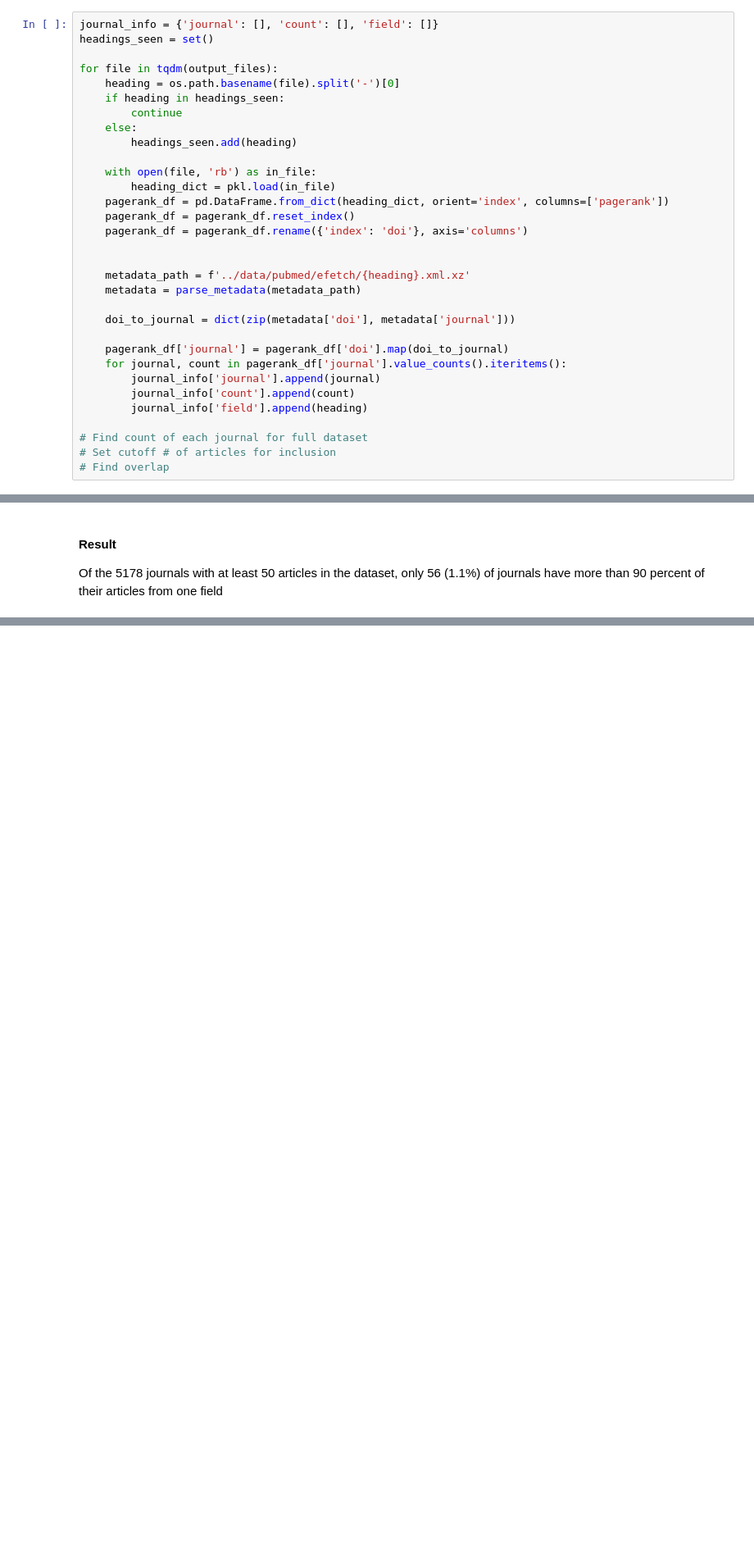
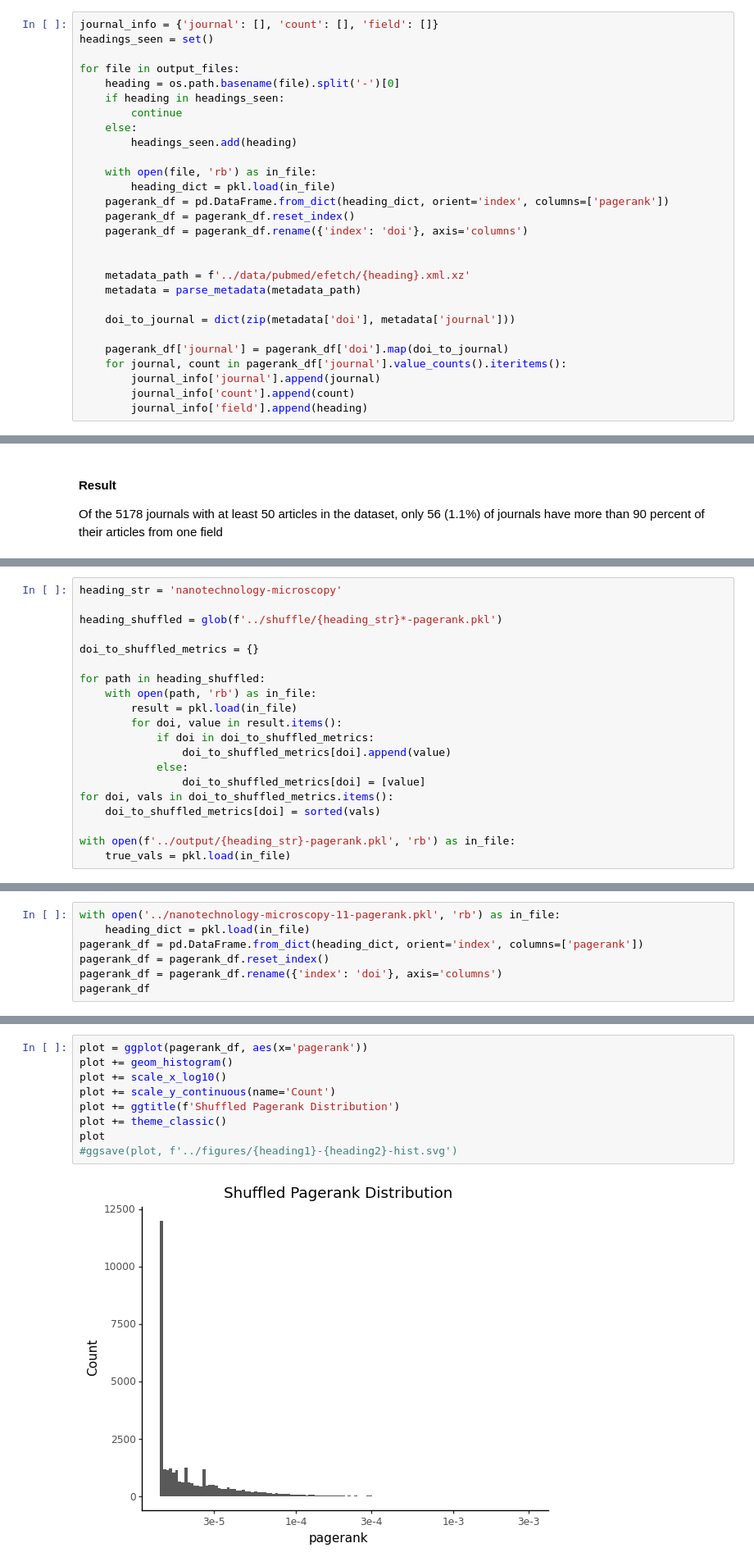
Before and after one commit to ben-heil/indices, a Jupyter notebook: notebooks/figures.ipynb, the cells around one changed output, grey strips where cells are left out. Shown: that part at 82% size. Drawn from its saved outputs; the diff is of its cells as text; blank space fills up the shorter version.

```diff
--- a/notebooks/figures.ipynb
+++ b/notebooks/figures.ipynb
@@ -331,7 +592,7 @@ print(len(output_files))
 journal_info = {'journal': [], 'count': [], 'field': []}
 headings_seen = set()
 
-for file in tqdm(output_files):
+for file in output_files:
     heading = os.path.basename(file).split('-')[0]
     if heading in headings_seen:
         continue
@@ -355,10 +616,6 @@ for file in tqdm(output_files):
         journal_info['journal'].append(journal)
         journal_info['count'].append(count)
         journal_info['field'].append(heading)
-
-# Find count of each journal for full dataset
-# Set cutoff # of articles for inclusion
-# Find overlap
 # %%
 journal_df = pd.DataFrame(journal_info)
 journal_df
@@ -450,0 +807,20 @@ print(plot)
+# %%
+heading_str = 'nanotechnology-microscopy'
+
+heading_shuffled = glob(f'../shuffle/{heading_str}*-pagerank.pkl')
+
+doi_to_shuffled_metrics = {}
+
+for path in heading_shuffled:
+    with open(path, 'rb') as in_file:
+        result = pkl.load(in_file)
+        for doi, value in result.items():
+            if doi in doi_to_shuffled_metrics:
+                doi_to_shuffled_metrics[doi].append(value)
+            else:
+                doi_to_shuffled_metrics[doi] = [value]
+for doi, vals in doi_to_shuffled_metrics.items():
+    doi_to_shuffled_metrics[doi] = sorted(vals)
+
+with open(f'../output/{heading_str}-pagerank.pkl', 'rb') as in_file:
+    true_vals = pkl.load(in_file)
@@ -450,0 +853,7 @@ print(plot)
+# %%
+with open('../nanotechnology-microscopy-11-pagerank.pkl', 'rb') as in_file:
+    heading_dict = pkl.load(in_file)
+pagerank_df = pd.DataFrame.from_dict(heading_dict, orient='index', columns=['pagerank'])
+pagerank_df = pagerank_df.reset_index()
+pagerank_df = pagerank_df.rename({'index': 'doi'}, axis='columns')
+pagerank_df
@@ -450,0 +874,11 @@ print(plot)
+# %%
+plot = ggplot(pagerank_df, aes(x='pagerank'))
+plot += geom_histogram()
+plot += scale_x_log10()
+plot += scale_y_continuous(name='Count')
+plot += ggtitle(f'Shuffled Pagerank Distribution')
+plot += theme_classic()
+plot
+#ggsave(plot, f'../figures/{heading1}-{heading2}-hist.svg')
+# %% [output]
+[figure, added]
```
Also changed, not shown: parts of 43 cells of this notebook.
